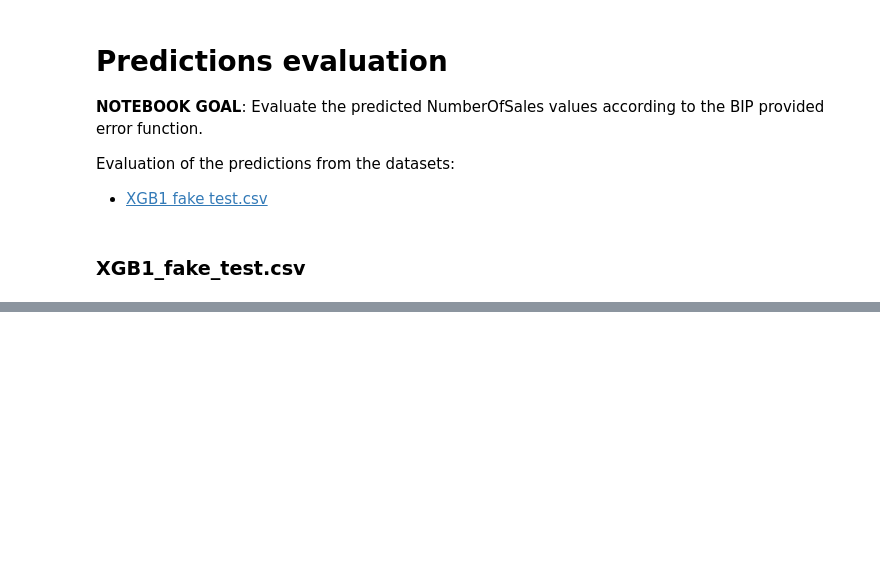
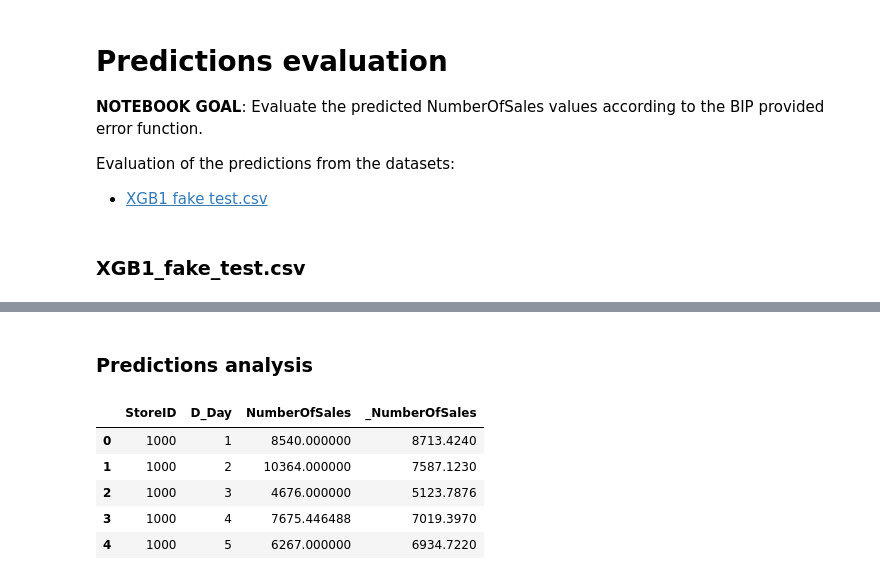
Before and after one commit to mirkomantovani/DMTM-project-BIP, a Jupyter notebook: Predictions_evaluation.ipynb, the cells around one changed output, grey strips where cells are left out. Saved outputs shown, nothing was run; the diff lists cells and outputs as text; code cells hidden in the pictures; blank space fills up the shorter version.

Commit message:
Predictions evaluation XGB1 fake test

```diff
--- a/Predictions_evaluation.ipynb
+++ b/Predictions_evaluation.ipynb
@@ -60,0 +30,12 @@ BIP total error: 0.10100010471457493
+# %% [markdown]
+### Predictions analysis
+# %%
+pred_diff = XGB1[['StoreID', 'D_Day', 'NumberOfSales', '_NumberOfSales']]
+pred_diff.head()
+# %% [output]
+|  | StoreID | D_Day | NumberOfSales | _NumberOfSales |
+| 0 | 1000 | 1 | 8540.000000 | 8713.4240 |
+| 1 | 1000 | 2 | 10364.000000 | 7587.1230 |
+| 2 | 1000 | 3 | 4676.000000 | 5123.7876 |
+| 3 | 1000 | 4 | 7675.446488 | 7019.3970 |
+| 4 | 1000 | 5 | 6267.000000 | 6934.7220 |
```
Also changed, not shown: parts of 4 cells of this notebook.
